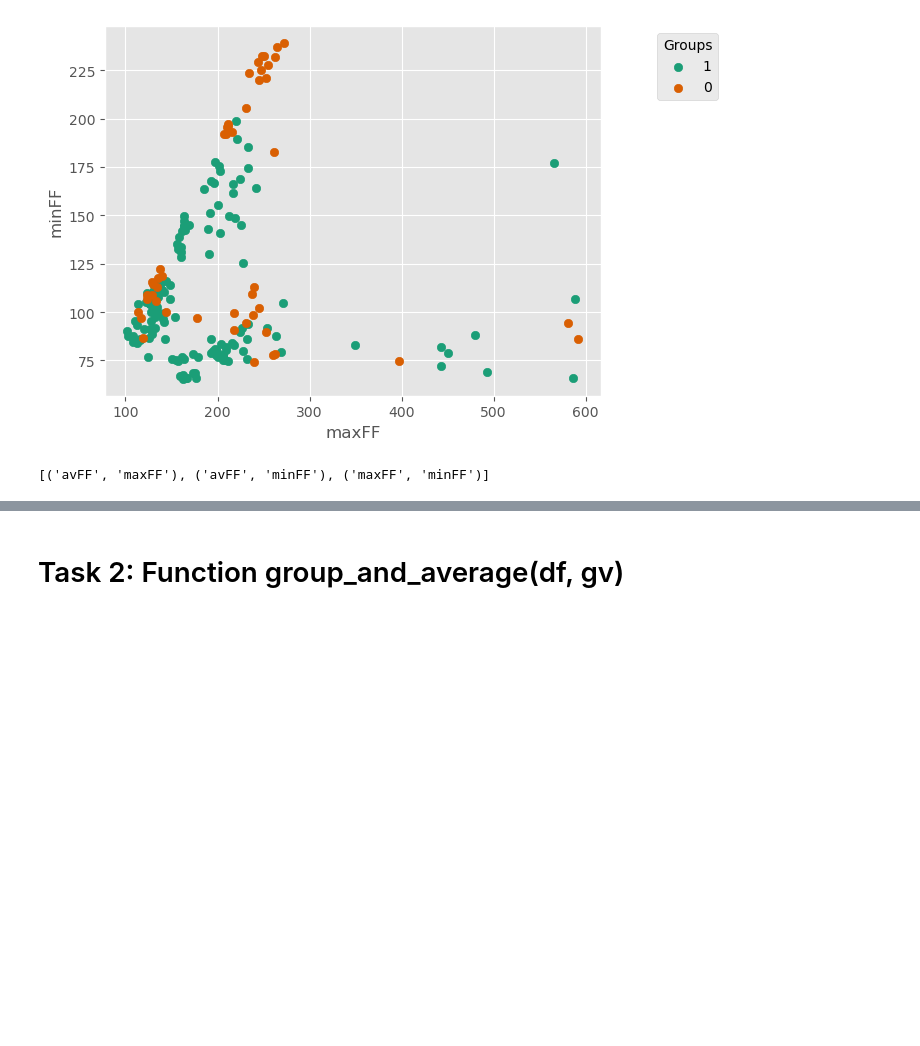
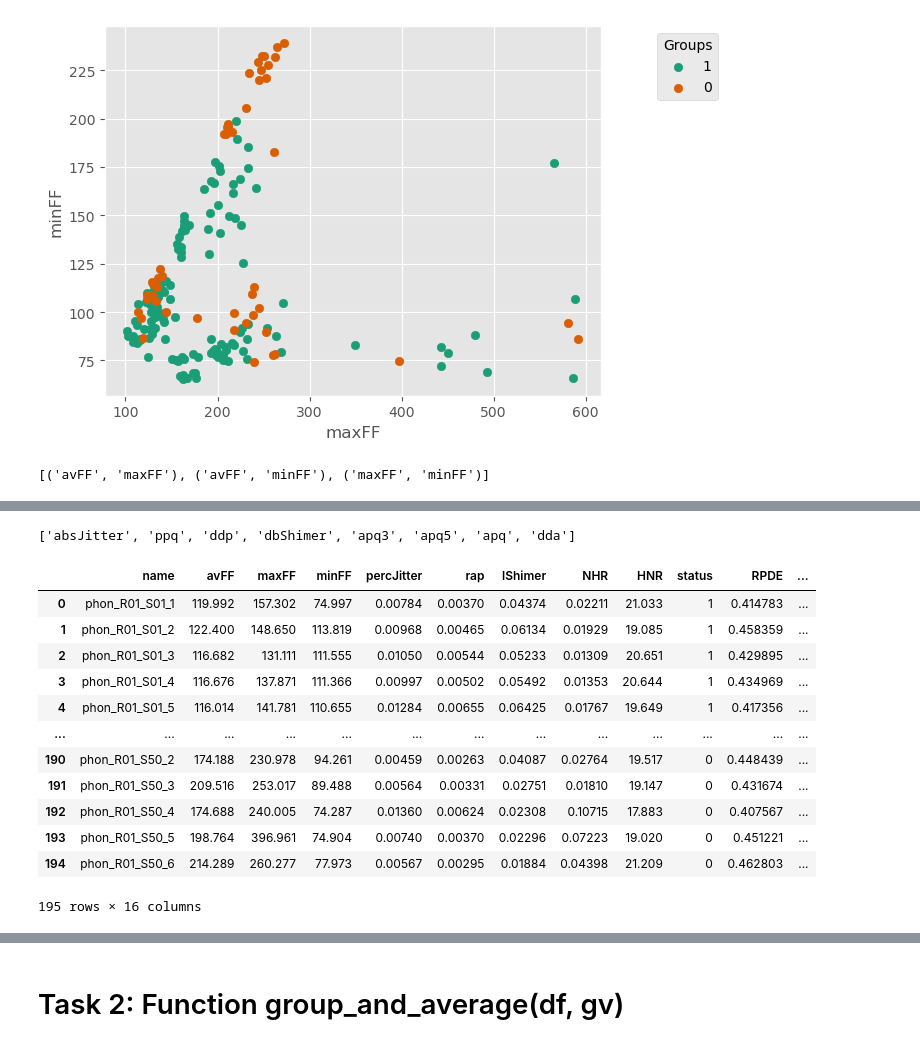
Before and after one commit to dparedga/SP_LAB, a Jupyter notebook: Collaborator_3.ipynb, the cells around one changed output, grey strips where cells are left out. Saved outputs shown, nothing was run; the diff lists cells and outputs as text; code cells hidden in the pictures; blank space fills up the shorter version.

```diff
--- a/Collaborator_3.ipynb
+++ b/Collaborator_3.ipynb
@@ -168,0 +200,24 @@ scat_plt(df['Var_a'], df['Var_b'], df['Groups_c'])
+# %%
+# from the 3 variable lists discussed we want to keep all those from
+# fundamental frequency, only rap for jitter, and only lShimer for shimmer
+vars_to_be_dropped = [item for item in vars_jitter+vars_shimmer if not item in ['rap','lShimer']]
+print(vars_to_be_dropped)
+# %% [output]
+['absJitter', 'ppq', 'ddp', 'dbShimer', 'apq3', 'apq5', 'apq', 'dda']
+# %%
+cleaned_df = dex.drop(columns=vars_to_be_dropped)
+cleaned_df
+# %% [output]
+|  | name | avFF | maxFF | minFF | percJitter | rap | lShimer | NHR | HNR | status | RPDE | ... |
+| 0 | phon_R01_S01_1 | 119.992 | 157.302 | 74.997 | 0.00784 | 0.00370 | 0.04374 | 0.02211 | 21.033 | 1 | 0.414783 | ... |
+| 1 | phon_R01_S01_2 | 122.400 | 148.650 | 113.819 | 0.00968 | 0.00465 | 0.06134 | 0.01929 | 19.085 | 1 | 0.458359 | ... |
+| 2 | phon_R01_S01_3 | 116.682 | 131.111 | 111.555 | 0.01050 | 0.00544 | 0.05233 | 0.01309 | 20.651 | 1 | 0.429895 | ... |
+| 3 | phon_R01_S01_4 | 116.676 | 137.871 | 111.366 | 0.00997 | 0.00502 | 0.05492 | 0.01353 | 20.644 | 1 | 0.434969 | ... |
+| 4 | phon_R01_S01_5 | 116.014 | 141.781 | 110.655 | 0.01284 | 0.00655 | 0.06425 | 0.01767 | 19.649 | 1 | 0.417356 | ... |
+| ... | ... | ... | ... | ... | ... | ... | ... | ... | ... | ... | ... | ... |
+| 190 | phon_R01_S50_2 | 174.188 | 230.978 | 94.261 | 0.00459 | 0.00263 | 0.04087 | 0.02764 | 19.517 | 0 | 0.448439 | ... |
+| 191 | phon_R01_S50_3 | 209.516 | 253.017 | 89.488 | 0.00564 | 0.00331 | 0.02751 | 0.01810 | 19.147 | 0 | 0.431674 | ... |
+| 192 | phon_R01_S50_4 | 174.688 | 240.005 | 74.287 | 0.01360 | 0.00624 | 0.02308 | 0.10715 | 17.883 | 0 | 0.407567 | ... |
+| 193 | phon_R01_S50_5 | 198.764 | 396.961 | 74.904 | 0.00740 | 0.00370 | 0.02296 | 0.07223 | 19.020 | 0 | 0.451221 | ... |
+| 194 | phon_R01_S50_6 | 214.289 | 260.277 | 77.973 | 0.00567 | 0.00295 | 0.01884 | 0.04398 | 21.209 | 0 | 0.462803 | ... |
+195 rows × 16 columns
```
Also changed, not shown: parts of 10 cells of this notebook.
